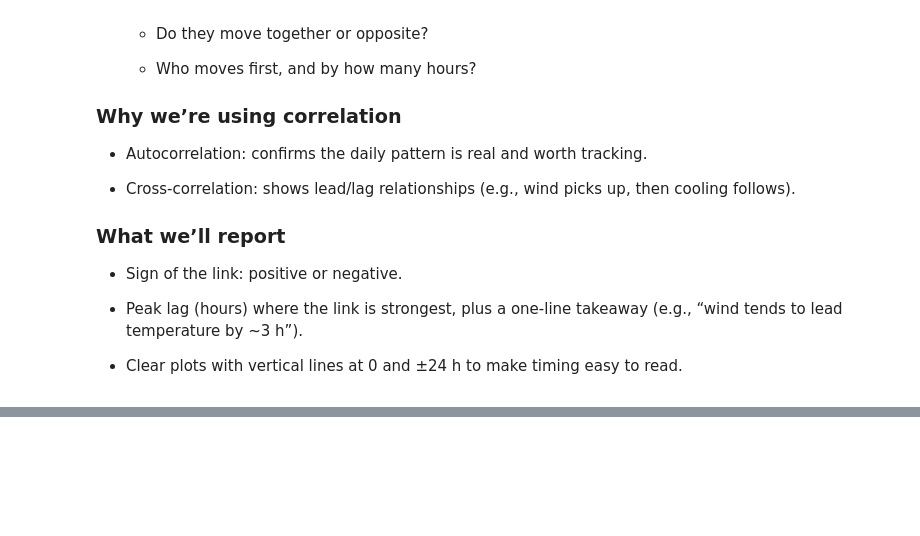
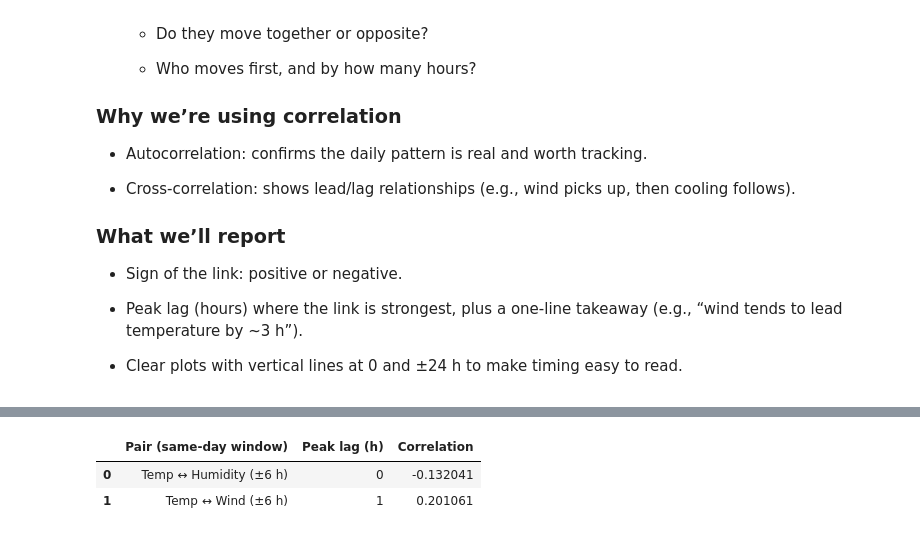
Before and after one commit to infamousperi/GBSV_MC, a Jupyter notebook: MC1/Correlation.ipynb, the cells around one changed output, grey strips where cells are left out. Cells and saved outputs as stored; diff of their text form; code cells hidden in the pictures; blank space fills up the shorter version.

```diff
--- a/MC1/Correlation.ipynb
+++ b/MC1/Correlation.ipynb
@@ -121,0 +190,22 @@ Tokyo temperature clearly repeats on a daily rhythm; the ACF peaks near 24 hours
+# %%
+def near_zero_peak(s, w=6):
+    win = s.loc[-w:w]
+    lag = int(win.abs().idxmax())
+    r   = float(win.loc[lag])
+    return lag, r
+
+results = []
+if 'rhum' in df.columns:
+    s = xcorr(df['temp'], df['rhum'], 72)
+    lag, r = near_zero_peak(s, 6)
+    results.append(("Temp ↔ Humidity (±6 h)", lag, r))
+if 'wspd' in df.columns:
+    s = xcorr(df['temp'], df['wspd'], 72)
+    lag, r = near_zero_peak(s, 6)
+    results.append(("Temp ↔ Wind (±6 h)", lag, r))
+
+pd.DataFrame(results, columns=["Pair (same-day window)","Peak lag (h)","Correlation"])
+# %% [output]
+|  | Pair (same-day window) | Peak lag (h) | Correlation |
+| 0 | Temp ↔ Humidity (±6 h) | 0 | -0.132041 |
+| 1 | Temp ↔ Wind (±6 h) | 1 | 0.201061 |
```
Also changed, not shown: parts of 4 cells of this notebook.
